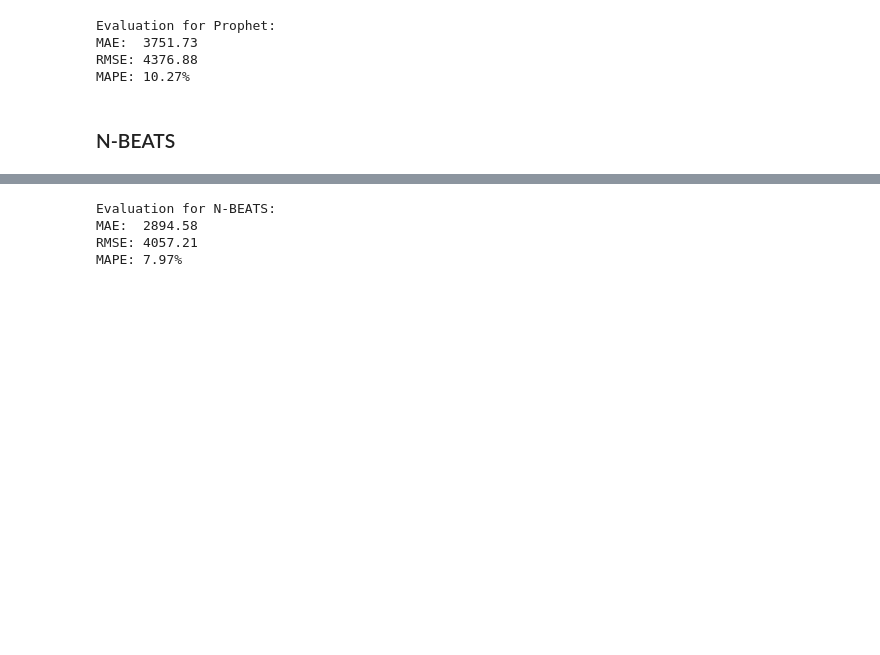
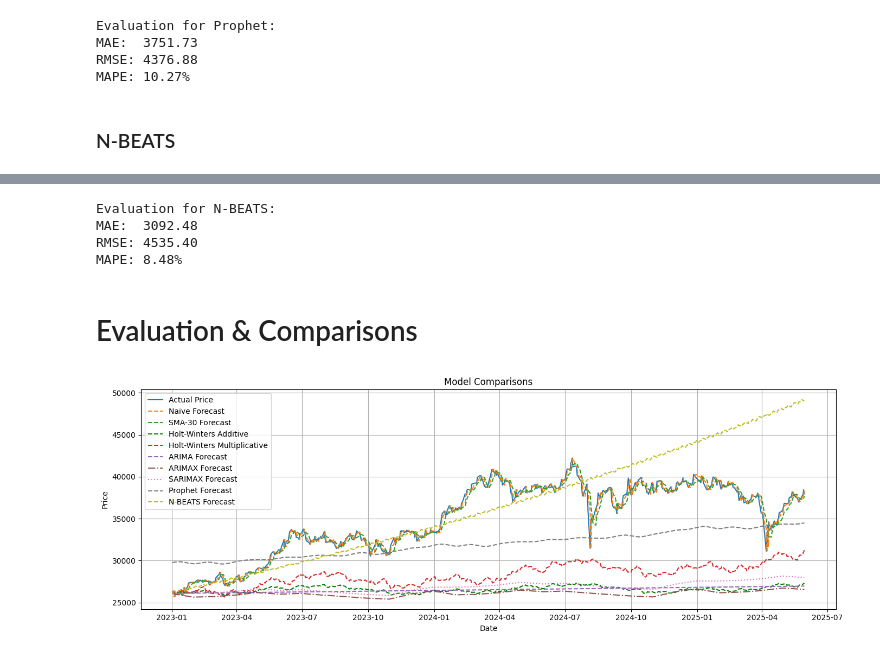
Before and after one commit to Rqkko/time-series-forecasting, a Jupyter notebook: timeSeriesForecasting.ipynb, the cells around one changed output, grey strips where cells are left out. Drawn from its saved outputs; the diff is of its cells as text; code cells hidden in the pictures; blank space fills up the shorter version.

Commit message:
feat: create "Evaluation & Comparisons" section

```diff
--- a/timeSeriesForecasting.ipynb
+++ b/timeSeriesForecasting.ipynb
@@ -400,30 +400,17 @@ def reconstruct_prices(log_returns, start_price):
     cumulative = np.exp(np.cumsum(log_returns))
     return start_price * cumulative
 
-actual_prices = df["Price"]['2023':]
+actual_prices_arima = df["Price"]['2023':]
 arima_prices = reconstruct_prices(arima_log_returns, last_train_price)
 arimax_prices = reconstruct_prices(arimax_log_returns, last_train_price)
 sarimax_prices = reconstruct_prices(sarimax_log_returns, last_train_price)
 
-# Metrics
-arima_rmse = np.sqrt(mean_squared_error(actual_prices, arima_prices))
-arimax_rmse = np.sqrt(mean_squared_error(actual_prices, arimax_prices))
-sarimax_rmse = np.sqrt(mean_squared_error(actual_prices, sarimax_prices))
-
-arima_mae = mean_absolute_error(actual_prices, arima_prices)
-arimax_mae = mean_absolute_error(actual_prices, arimax_prices)
-sarimax_mae = mean_absolute_error(actual_prices, sarimax_prices)
-
-print(f"ARIMA   RMSE: {arima_rmse:.2f}, MAE: {arima_mae:.2f}")
-print(f"ARIMAX  RMSE: {arimax_rmse:.2f}, MAE: {arimax_mae:.2f}")
-print(f"SARIMAX RMSE: {sarimax_rmse:.2f}, MAE: {sarimax_mae:.2f}")
-
 # Plot
 plt.figure(figsize=(14, 6))
-plt.plot(actual_prices.index, actual_prices.values, label='Actual Prices', color='black')
-plt.plot(actual_prices.index, arima_prices, label='ARIMA Forecast', linestyle='--')
-plt.plot(actual_prices.index, arimax_prices, label='ARIMAX Forecast', linestyle='-.')
-plt.plot(actual_prices.index, sarimax_prices, label='SARIMAX Forecast', linestyle=':')
+plt.plot(actual_prices_arima.index, actual_prices_arima.values, label='Actual Prices', color='black')
+plt.plot(actual_prices_arima.index, arima_prices, label='ARIMA Forecast', linestyle='--')
+plt.plot(actual_prices_arima.index, arimax_prices, label='ARIMAX Forecast', linestyle='-.')
+plt.plot(actual_prices_arima.index, sarimax_prices, label='SARIMAX Forecast', linestyle=':')
 plt.title('Nikkei 225 Forecast from LogReturns (2023–2025)')
 plt.xlabel('Date')
 plt.ylabel('Price')
@@ -692,12 +708,37 @@ plt.show()
 # %%
 min_len = min(len(predicted_prices), len(actual_prices))
-result = evaluate_forecast(
+results_nbeats = evaluate_forecast(
     y_true=actual_prices[:min_len],
     y_pred=predicted_prices.values[:min_len],
     model_name="N-BEATS"
 )
 # %% [output]
 Evaluation for N-BEATS:
-MAE:  2894.58
-RMSE: 4057.21
-MAPE: 7.97%
+MAE:  3092.48
+RMSE: 4535.40
+MAPE: 8.48%
+# %% [markdown]
+# Evaluation & Comparisons
+# %%
+plt.figure(figsize=(14, 5))
+plt.plot(naive_df_zoom.index, naive_df_zoom["Price"], label="Actual Price")
+plt.plot(naive_df_zoom.index, naive_df_zoom["NaiveForecast"], label="Naive Forecast", linestyle="--")
+plt.plot(sma_df_zoom.index, sma_df_zoom["SMAForecast"], label=f"SMA-{window_size} Forecast", linestyle="--")
+plt.plot(forecast_add_zoom.index, forecast_add_zoom, label="Holt-Winters Additive", linestyle='--', color="green")
+plt.plot(forecast_mul_zoom.index, forecast_mul_zoom, label="Holt-Winters Multiplicative", linestyle='--')
+plt.plot(actual_prices_arima.index, arima_prices, label='ARIMA Forecast', linestyle='--')
+plt.plot(actual_prices_arima.index, arimax_prices, label='ARIMAX Forecast', linestyle='-.')
+plt.plot(actual_prices_arima.index, sarimax_prices, label='SARIMAX Forecast', linestyle=':')
+plt.plot(forecast_subset['ds'], forecast_subset['yhat'], label="Prophet Forecast", linestyle='--')
+plt.plot(test_dates[zoom_idx], predicted_prices[zoom_idx], label="N-BEATS Forecast", linestyle='--')
+
+
+plt.title("Model Comparisons")
+plt.xlabel("Date")
+plt.ylabel("Price")
+plt.legend()
+plt.grid(True)
+plt.tight_layout()
+plt.show()
+# %% [output]
+[figure, added]
```
Also changed, not shown: parts of 7 cells of this notebook.
